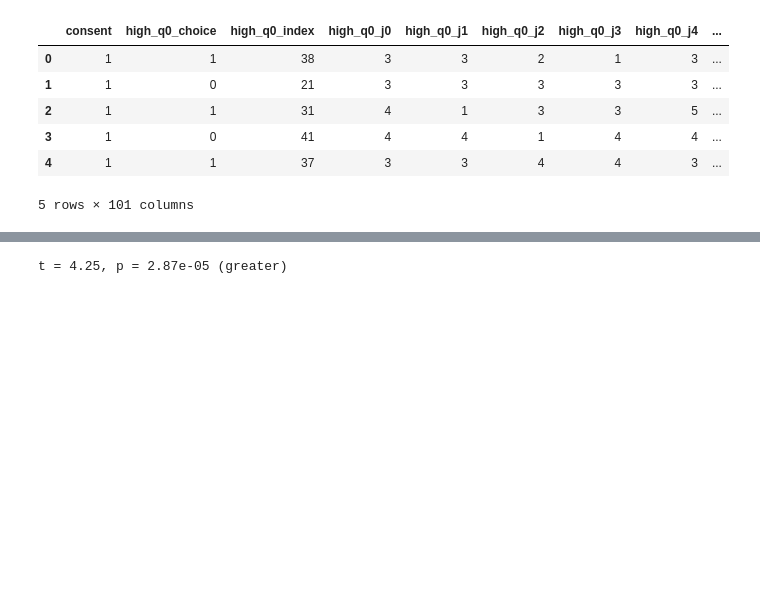
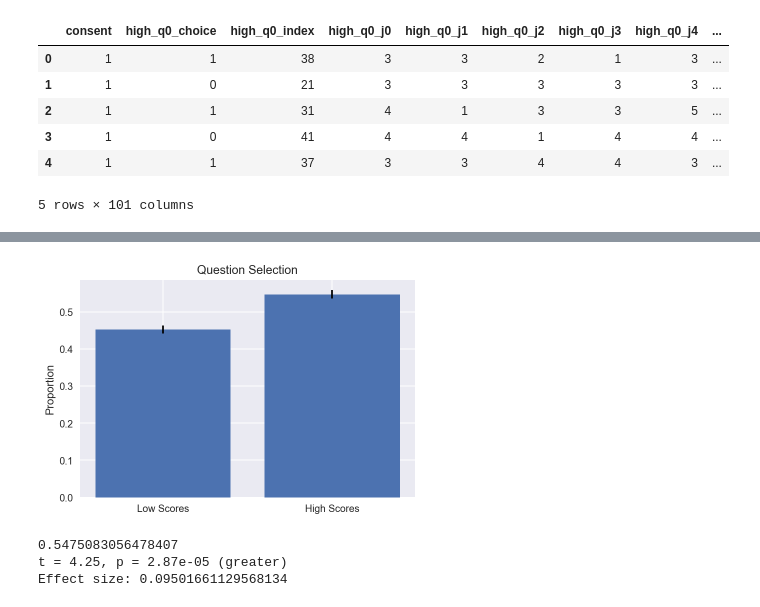
Before and after one commit to hermish/concepts-research, a Jupyter notebook: analysis/5-cogsci-paper/1-experiment-three.ipynb, the cells around one changed output, grey strips where cells are left out. Saved outputs shown, nothing was run; the diff lists cells and outputs as text; code cells hidden in the pictures; blank space fills up the shorter version.

```diff
--- a/analysis/5-cogsci-paper/1-experiment-three.ipynb
+++ b/analysis/5-cogsci-paper/1-experiment-three.ipynb
@@ -126,9 +134,32 @@ Social Utility: t = -6.37, p = 7.21e-10 (1 greater)
 # %%
+import importlib
+importlib.reload(plotting)
+
+PLOTTING_OPTIONS = {
+    'y_label': 'Proportion',
+    'ticks': ['Low Scores', 'High Scores'],
+    'title': 'Question Selection',
+    'save': 'choices.pdf'
+}
+
 low_choice_labels = ['{}_choice'.format(q_label) for q_label in LOW_LABELS]
 high_choice_labels = ['{}_choice'.format(q_label) for q_label in HIGH_LABELS]
 low_choice_means = data[low_choice_labels].mean(axis=1)
 high_choice_means = data[high_choice_labels].mean(axis=1)
+low_mean = low_choice_means.mean()
+high_mean = high_choice_means.mean()
 
+plotting.plot_single_bar(
+    [low_mean, high_mean],
+    [low_choice_means.std() / math.sqrt(sample_size),
+    high_choice_means.std() / math.sqrt(sample_size)],
+    **PLOTTING_OPTIONS)
+
+print(high_choice_means.mean())
 print(describe.one_sample_t_test(high_choice_means, 0.5))
+print('Effect size: {}'.format(high_mean - low_mean))
 # %% [output]
+[figure, added]
+0.5475083056478407
 t = 4.25, p = 2.87e-05 (greater)
+Effect size: 0.09501661129568134
```
Also changed, not shown: parts of 8 cells of this notebook, 2 other files.
